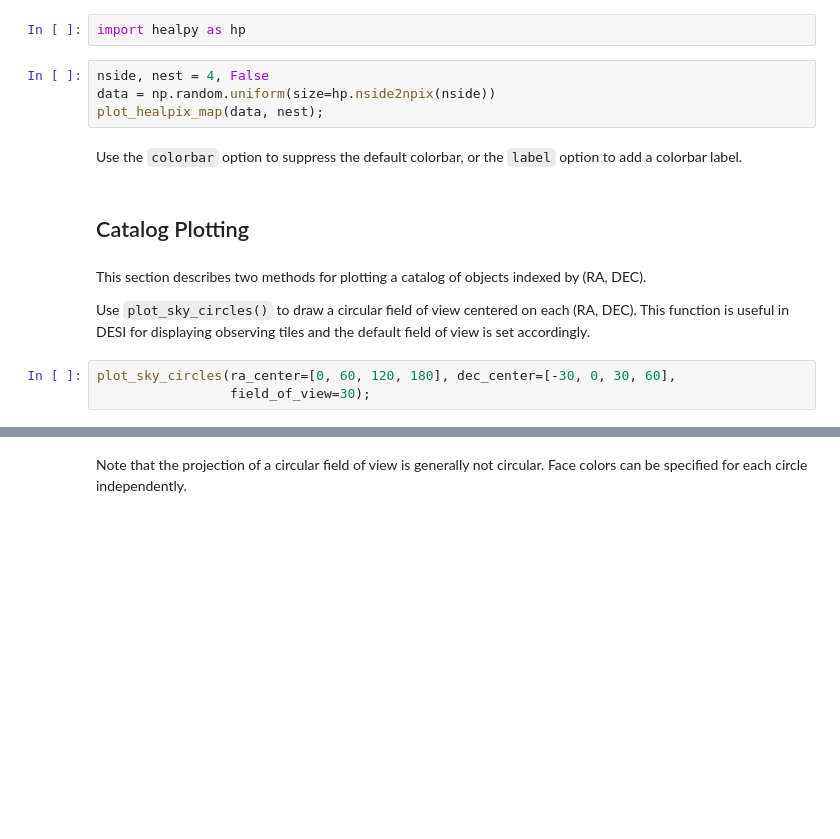
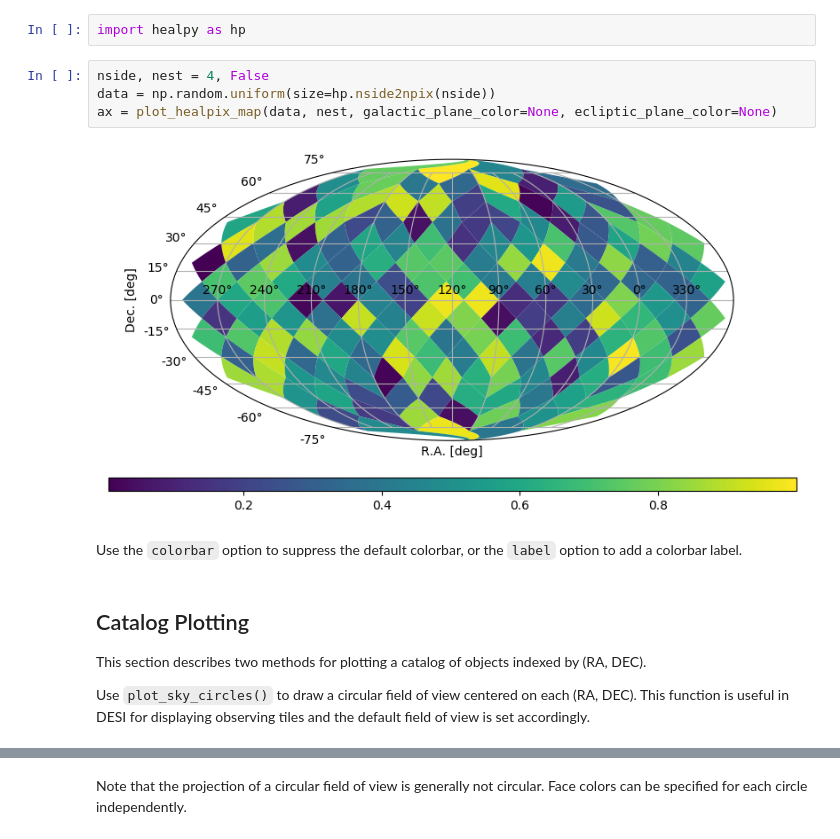
Before and after one commit to desihub/desiutil, a Jupyter notebook: doc/nb/SkyMapExamples.ipynb, the cells around one changed output, grey strips where cells are left out. Cells and saved outputs as stored; diff of their text form; blank space fills up the shorter version.

```diff
--- a/doc/nb/SkyMapExamples.ipynb
+++ b/doc/nb/SkyMapExamples.ipynb
@@ -175,15 +65,14 @@ import healpy as hp
 # %%
 nside, nest = 4, False
 data = np.random.uniform(size=hp.nside2npix(nside))
-plot_healpix_map(data, nest);
+ax = plot_healpix_map(data, nest, galactic_plane_color=None, ecliptic_plane_color=None)
+# %% [output]
+[figure, added]
 # %% [markdown]
 Use the `colorbar` option to suppress the default colorbar, or the `label` option to add a colorbar label.
-# %% [markdown]
-## Catalog Plotting
 # %% [markdown]
+## Catalog Plotting
+
 This section describes two methods for plotting a catalog of objects indexed by (RA, DEC).
 
 Use `plot_sky_circles()` to draw a circular field of view centered on each (RA, DEC). This function is useful in DESI for displaying observing tiles and the default field of view is set accordingly.
-# %%
-plot_sky_circles(ra_center=[0, 60, 120, 180], dec_center=[-30, 0, 30, 60],
-                 field_of_view=30);
```
Also changed, not shown: parts of 31 cells of this notebook.
